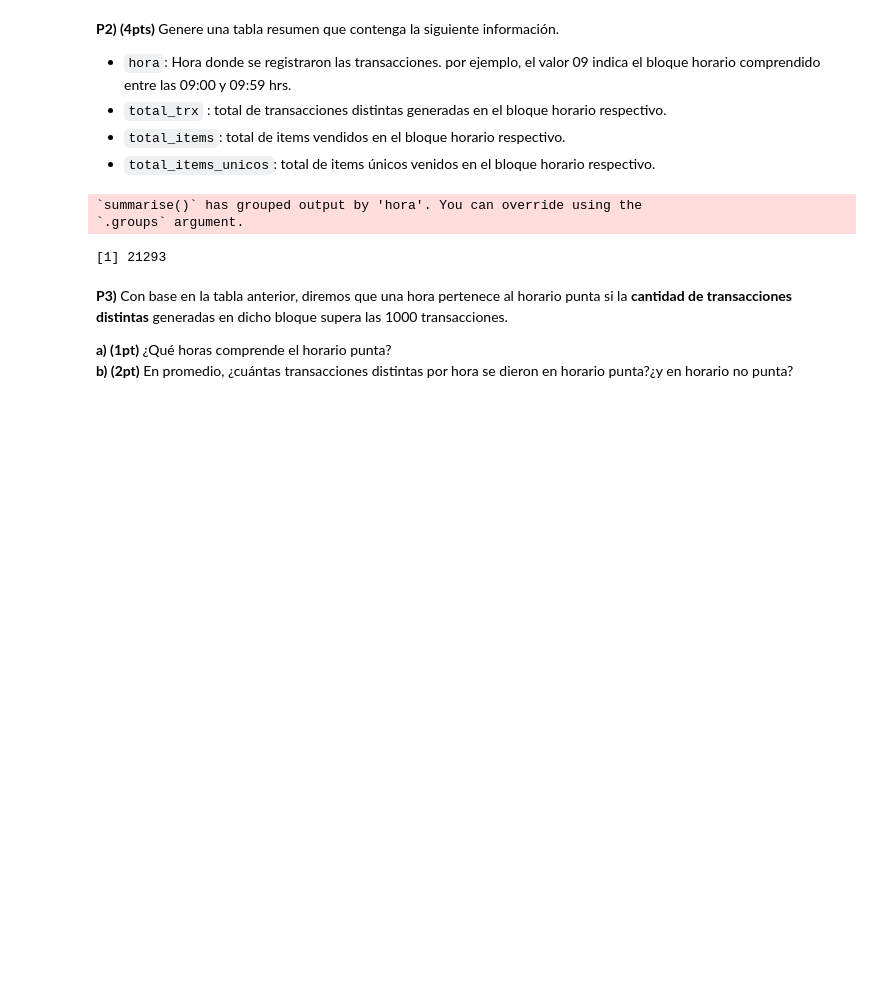
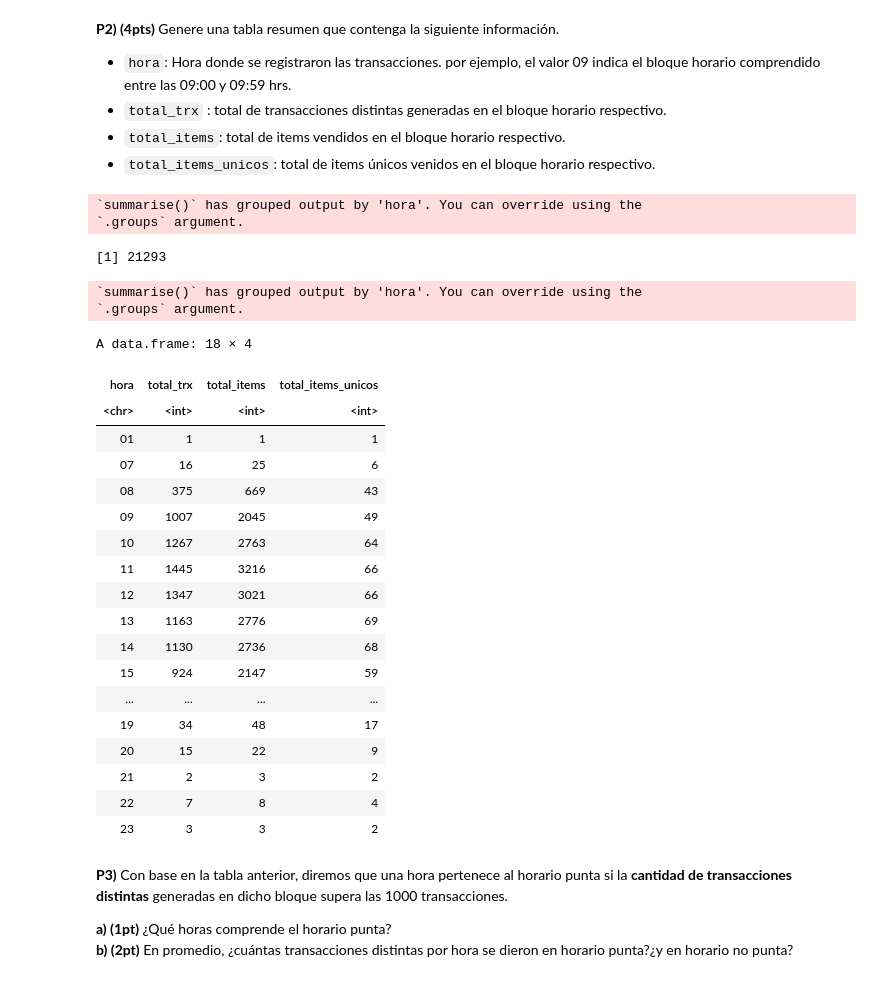
Before and after one commit to HaroldConley/diplomado_BD, a Jupyter notebook: Evaluaciones/C3/Evaluacion_final_v10.ipynb, the cells around one changed output. Saved outputs shown, nothing was run; the diff lists cells and outputs as text; code cells hidden in the pictures; blank space fills up the shorter version.

```diff
--- a/Evaluaciones/C3/Evaluacion_final_v10.ipynb
+++ b/Evaluaciones/C3/Evaluacion_final_v10.ipynb
@@ -401,26 +401,62 @@ A data.frame: 6 × 6
 * `total_items_unicos`: total de items únicos venidos en el bloque horario respectivo.
 # %%
 # P2 --------------------------------------------------
-# Respuesta
 
 # Se genera columna total_trx
 cafe_trx <- cafeteria %>%
               group_by(hora, Transaction) %>%
               summarize(pre = n()) %>%
               group_by(hora) %>%
               summarize(total_trx = n())
 
 
 # Se genera columna total_items, tomando en cuenta que cada fila corresponde a un item
 cafe_item <-  cafeteria %>%
                 group_by(hora) %>%
                 summarize(total_items = n())
 
-cafe_item$total_items %>% sum # chequeo: mismo número de items que la cantidad de filas del archivo original
+cafe_item$total_items %>% sum # chequeo: mismo número de items que la cantidad de filas del archivo original. OK
+
+
+# Se genera columna total_items_unicos
+cafe_item_un <- cafeteria %>%
+              group_by(hora, Item) %>%
+              summarize(pre = n()) %>%
+              group_by(hora) %>%
+              summarize(total_items_unicos = n())
+
+
+# Se genera la tabla resumen solicitada, uniendo las tablas recien generadas.
+join1 <- merge(x = cafe_trx, y = cafe_item, by = "hora", all = TRUE) #merge las dos primeras
+cafe_resumen <- merge(x = join1, y = cafe_item_un, by = "hora", all = TRUE) #merge para obtener la tabla final.
+
+# Respuesta: Tabla resumen.
+cafe_resumen
 # %% [output]
 `summarise()` has grouped output by 'hora'. You can override using the
 `.groups` argument.
 [1] 21293
+`summarise()` has grouped output by 'hora'. You can override using the
+`.groups` argument.
+A data.frame: 18 × 4
+| hora | total_trx | total_items | total_items_unicos |
+| <chr> | <int> | <int> | <int> |
+| 01 | 1 | 1 | 1 |
+| 07 | 16 | 25 | 6 |
+| 08 | 375 | 669 | 43 |
+| 09 | 1007 | 2045 | 49 |
+| 10 | 1267 | 2763 | 64 |
+| 11 | 1445 | 3216 | 66 |
+| 12 | 1347 | 3021 | 66 |
+| 13 | 1163 | 2776 | 69 |
+| 14 | 1130 | 2736 | 68 |
+| 15 | 924 | 2147 | 59 |
+| ... | ... | ... | ... |
+| 19 | 34 | 48 | 17 |
+| 20 | 15 | 22 | 9 |
+| 21 | 2 | 3 | 2 |
+| 22 | 7 | 8 | 4 |
+| 23 | 3 | 3 | 2 |
 # %% [markdown]
 **P3)** Con base en la tabla anterior, diremos que una hora pertenece al horario punta si la **cantidad de transacciones distintas** generadas en dicho bloque supera las 1000 transacciones.
 
```
Also changed, not shown: parts of 1 cell of this notebook.
